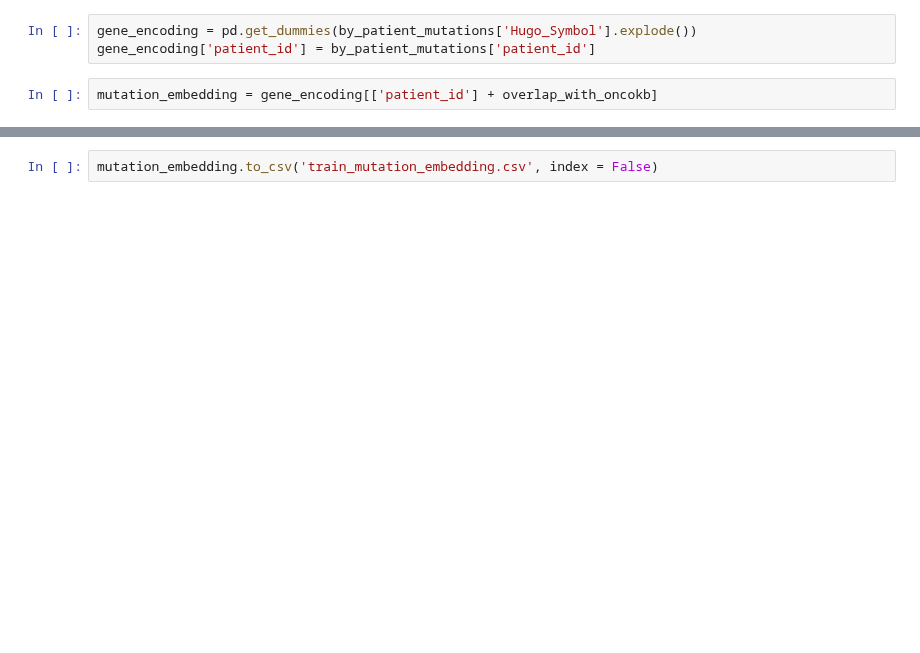
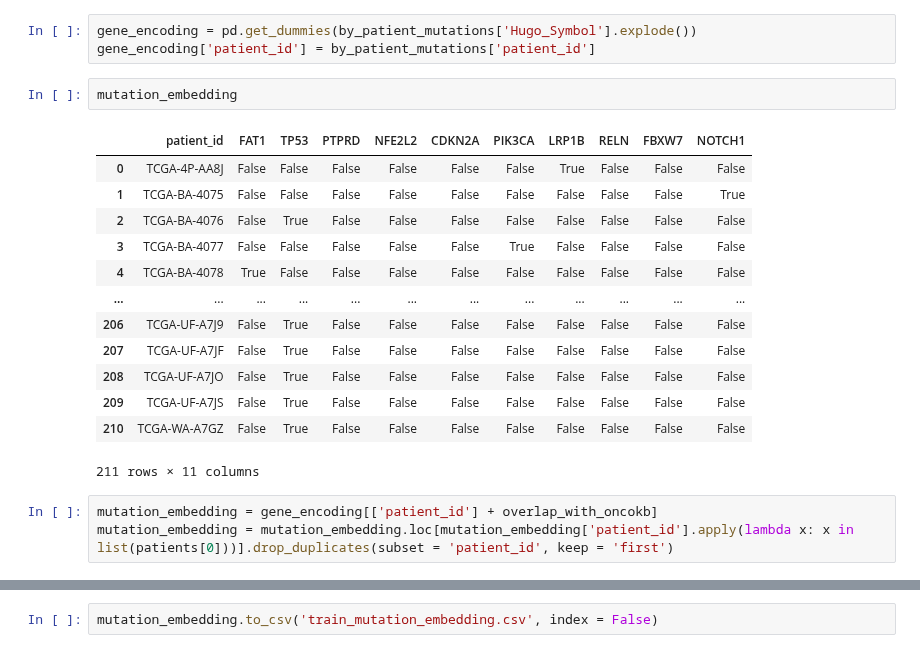
Before and after one commit to Harrison-Q-Ma/BNFO285_Projects, a Jupyter notebook: project_5/Dan/Mutational_encoding.ipynb, the cells around one changed output, grey strips where cells are left out. Saved outputs shown, nothing was run; the diff lists cells and outputs as text; blank space fills up the shorter version.

Commit message:
Updated mutation embedding code

```diff
--- a/project_5/Dan/Mutational_encoding.ipynb
+++ b/project_5/Dan/Mutational_encoding.ipynb
@@ -19,5 +51,22 @@ by_patient_mutations = polyphen_mutations_to_encode.groupby(by = 'patient_id').a
 # %%
 gene_encoding = pd.get_dummies(by_patient_mutations['Hugo_Symbol'].explode())
 gene_encoding['patient_id'] = by_patient_mutations['patient_id']
+# %%
+mutation_embedding
+# %% [output]
+|  | patient_id | FAT1 | TP53 | PTPRD | NFE2L2 | CDKN2A | PIK3CA | LRP1B | RELN | FBXW7 | NOTCH1 |
+| 0 | TCGA-4P-AA8J | False | False | False | False | False | False | True | False | False | False |
+| 1 | TCGA-BA-4075 | False | False | False | False | False | False | False | False | False | True |
+| 2 | TCGA-BA-4076 | False | True | False | False | False | False | False | False | False | False |
+| 3 | TCGA-BA-4077 | False | False | False | False | False | True | False | False | False | False |
+| 4 | TCGA-BA-4078 | True | False | False | False | False | False | False | False | False | False |
+| ... | ... | ... | ... | ... | ... | ... | ... | ... | ... | ... | ... |
+| 206 | TCGA-UF-A7J9 | False | True | False | False | False | False | False | False | False | False |
+| 207 | TCGA-UF-A7JF | False | True | False | False | False | False | False | False | False | False |
+| 208 | TCGA-UF-A7JO | False | True | False | False | False | False | False | False | False | False |
+| 209 | TCGA-UF-A7JS | False | True | False | False | False | False | False | False | False | False |
+| 210 | TCGA-WA-A7GZ | False | True | False | False | False | False | False | False | False | False |
+211 rows × 11 columns
 # %%
 mutation_embedding = gene_encoding[['patient_id'] + overlap_with_oncokb]
+mutation_embedding = mutation_embedding.loc[mutation_embedding['patient_id'].apply(lambda x: x in list(patients[0]))].drop_duplicates(subset = 'patient_id', keep = 'first')
```
Also changed, not shown: parts of 7 cells of this notebook.
